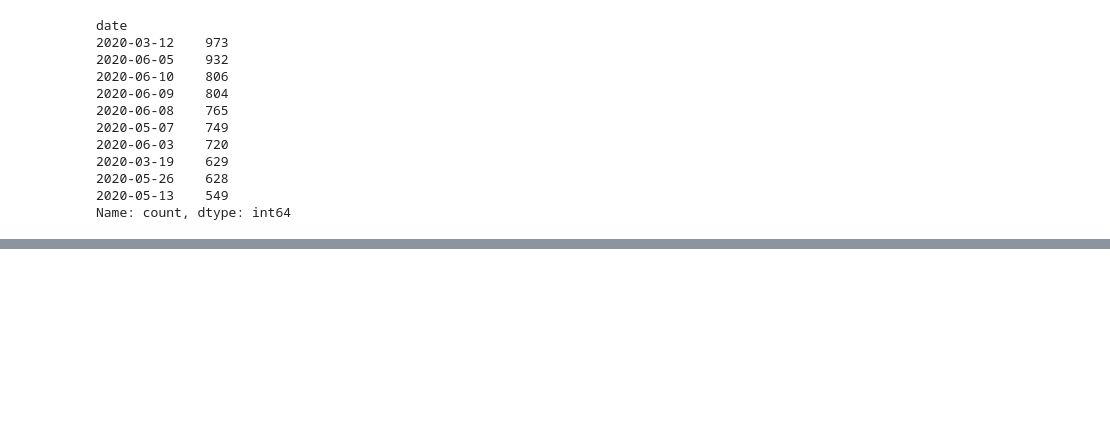
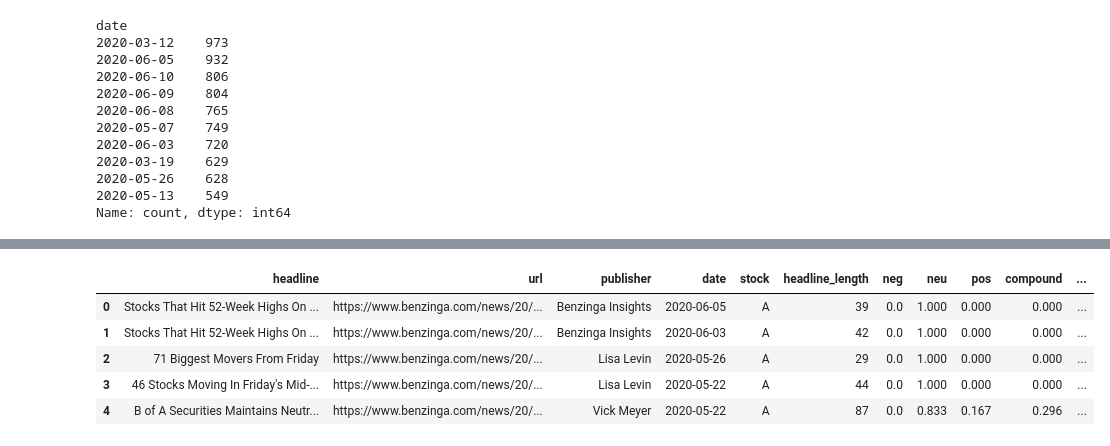
Before and after one commit to 5urafel/Nova-Financial-Solutions, a Jupyter notebook: notebook/sentiment_analysis.ipynb, the cells around one changed output, grey strips where cells are left out. Saved outputs shown, nothing was run; the diff lists cells and outputs as text; code cells hidden in the pictures; blank space fills up the shorter version.

```diff
--- a/notebook/sentiment_analysis.ipynb
+++ b/notebook/sentiment_analysis.ipynb
@@ -170,0 +248,21 @@ Name: count, dtype: int64
+# %%
+
+# Convert the 'scores' list of dicts into a DataFrame
+scores_sentiment_data = pd.DataFrame(scores)
+
+# Join the DataFrames of the news and the list of dicts
+parsed_and_scored_news = sentiment_data.join(scores_sentiment_data, rsuffix='_right')
+
+# Convert the date column from string to datetime
+parsed_and_scored_news['date'] = pd.to_datetime(parsed_and_scored_news.date, errors='coerce').dt.date
+
+# Categorize the sentiment scores
+parsed_and_scored_news['sentiment_category'] = pd.cut(parsed_and_scored_news['compound'], bins=[-1, -0.5, -0.0001, 0.5, 1], labels=['Very Negative', 'Negative', 'Neutral', 'Positive'])
+parsed_and_scored_news.head()
+# %% [output]
+|  | headline | url | publisher | date | stock | headline_length | neg | neu | pos | compound | ... |
+| 0 | Stocks That Hit 52-Week Highs On ... | https://www.benzinga.com/news/20/... | Benzinga Insights | 2020-06-05 | A | 39 | 0.0 | 1.000 | 0.000 | 0.000 | ... |
+| 1 | Stocks That Hit 52-Week Highs On ... | https://www.benzinga.com/news/20/... | Benzinga Insights | 2020-06-03 | A | 42 | 0.0 | 1.000 | 0.000 | 0.000 | ... |
+| 2 | 71 Biggest Movers From Friday | https://www.benzinga.com/news/20/... | Lisa Levin | 2020-05-26 | A | 29 | 0.0 | 1.000 | 0.000 | 0.000 | ... |
+| 3 | 46 Stocks Moving In Friday's Mid-... | https://www.benzinga.com/news/20/... | Lisa Levin | 2020-05-22 | A | 44 | 0.0 | 1.000 | 0.000 | 0.000 | ... |
+| 4 | B of A Securities Maintains Neutr... | https://www.benzinga.com/news/20/... | Vick Meyer | 2020-05-22 | A | 87 | 0.0 | 0.833 | 0.167 | 0.296 | ... |
```
Also changed, not shown: parts of 19 cells of this notebook.
